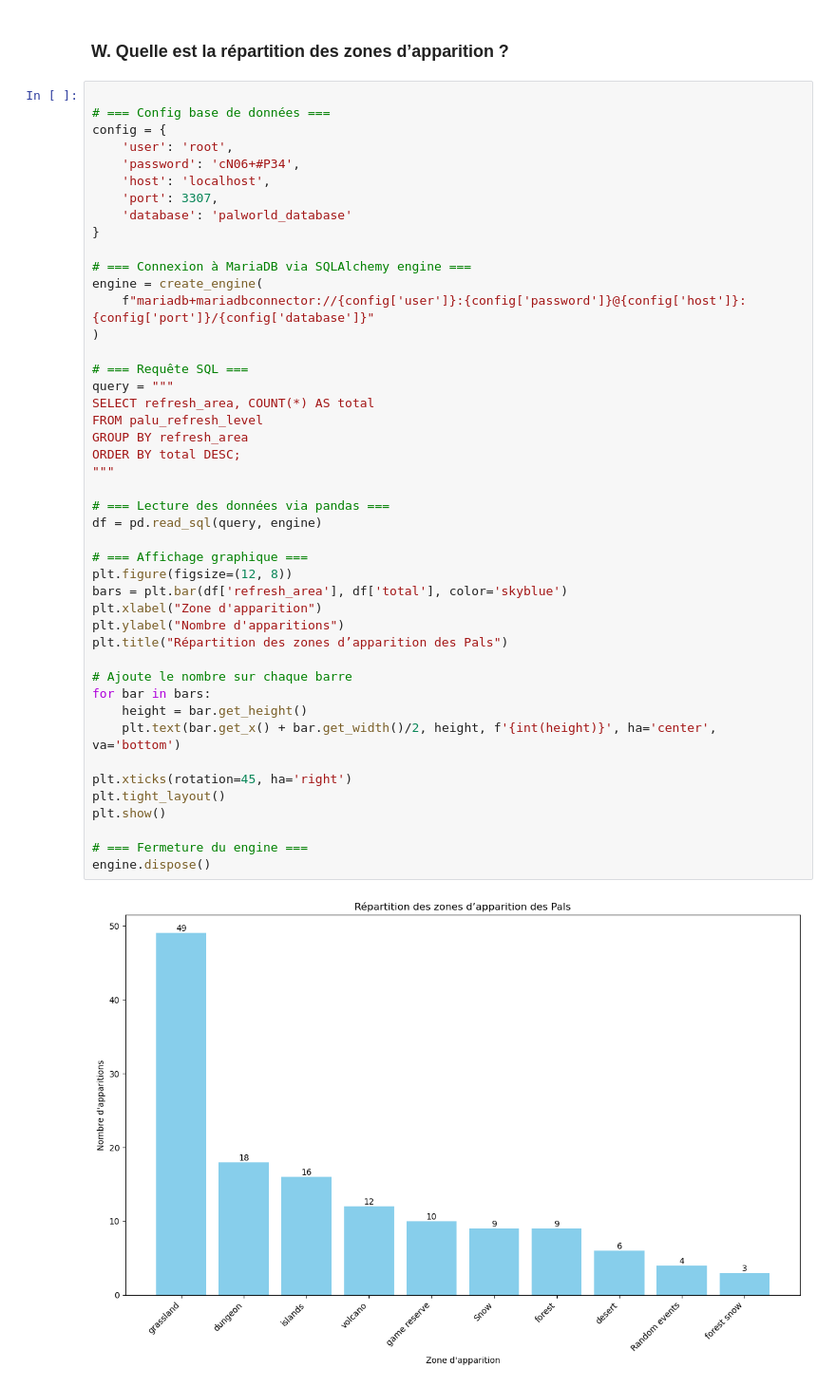
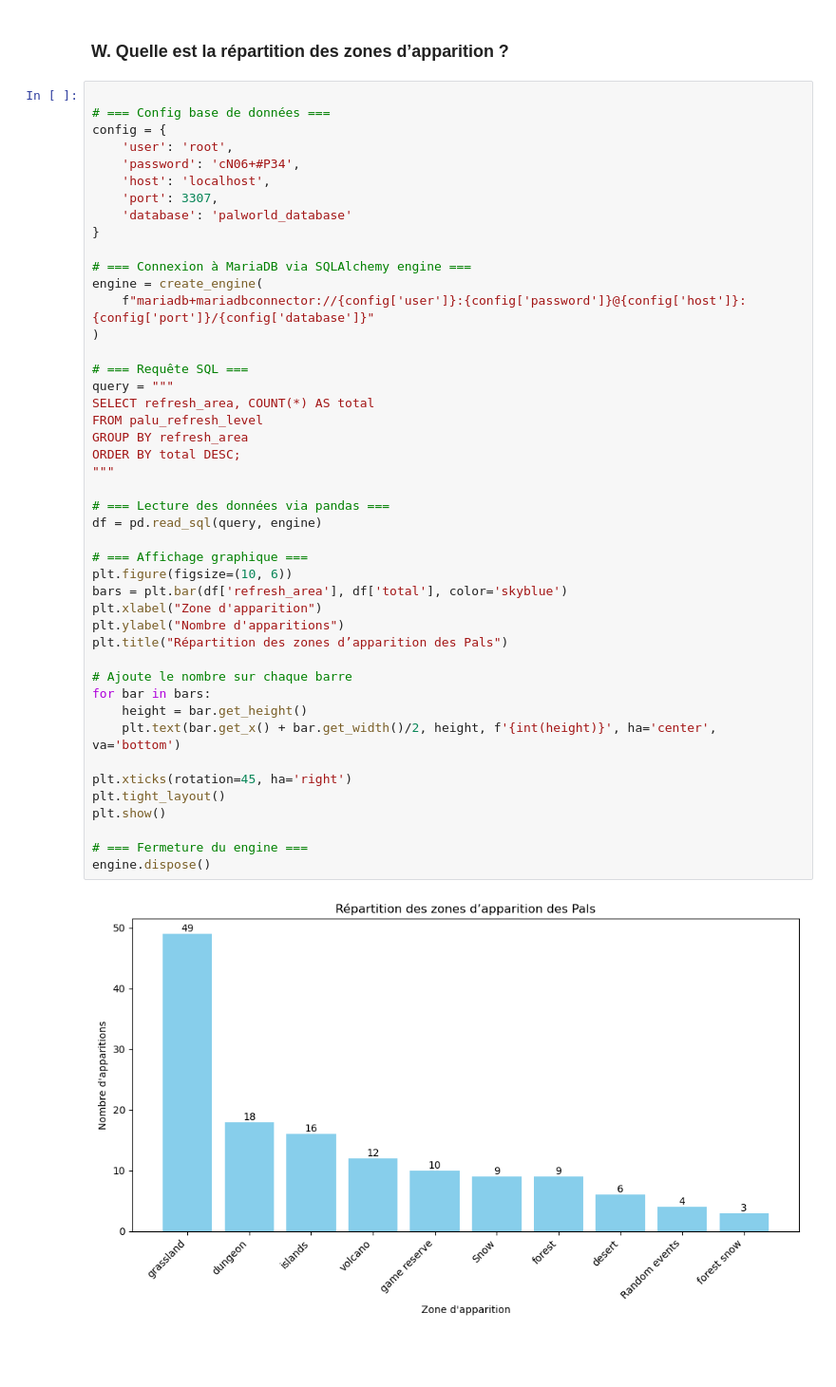
Before and after one commit to Paul-Emmanuel-Buffe/pals-analysis, a Jupyter notebook: notebooks/pals_analysis.ipynb, the cells around one changed output. Shown at 95% size. Drawn from its saved outputs; the diff is of its cells as text; blank space fills up the shorter version.

```diff
--- a/notebooks/pals_analysis.ipynb
+++ b/notebooks/pals_analysis.ipynb
@@ -2824,32 +2823,32 @@ engine = create_engine(
 
 # === Requête SQL ===
 query = """
 SELECT refresh_area, COUNT(*) AS total
 FROM palu_refresh_level
 GROUP BY refresh_area
 ORDER BY total DESC;
 """
 
 # === Lecture des données via pandas ===
 df = pd.read_sql(query, engine)
 
 # === Affichage graphique ===
-plt.figure(figsize=(12, 8))
+plt.figure(figsize=(10, 6))
 bars = plt.bar(df['refresh_area'], df['total'], color='skyblue')
 plt.xlabel("Zone d'apparition")
 plt.ylabel("Nombre d'apparitions")
 plt.title("Répartition des zones d’apparition des Pals")
 
 # Ajoute le nombre sur chaque barre
 for bar in bars:
     height = bar.get_height()
     plt.text(bar.get_x() + bar.get_width()/2, height, f'{int(height)}', ha='center', va='bottom')
 
 plt.xticks(rotation=45, ha='right')
 plt.tight_layout()
 plt.show()
 
 # === Fermeture du engine ===
 engine.dispose()
 # %% [output]
-[figure, old version]
+[figure, new version]
```
Also changed, not shown: parts of 8 cells of this notebook.
